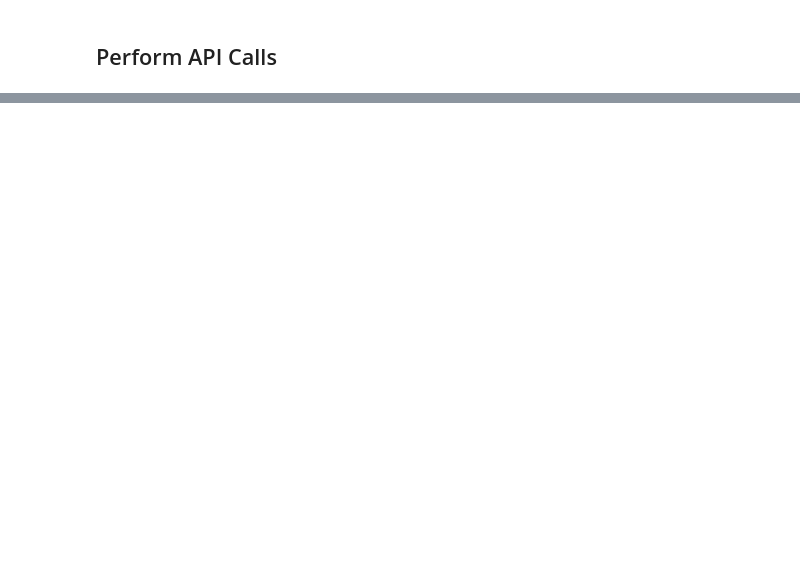
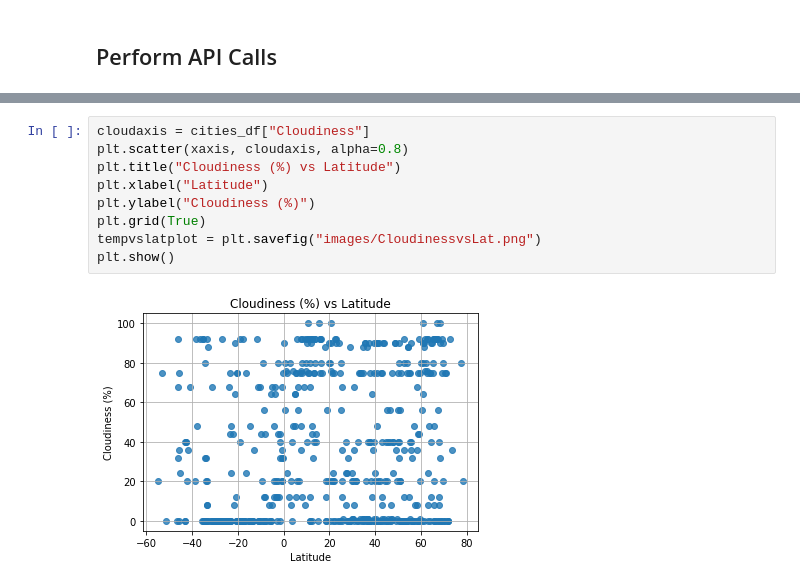
Before and after one commit to idarerick/WeatherPy, a Jupyter notebook: WeatherPy_Darrick.ipynb, the cells around one changed output, grey strips where cells are left out. Cells and saved outputs as stored; diff of their text form; blank space fills up the shorter version.

```diff
--- a/WeatherPy_Darrick.ipynb
+++ b/WeatherPy_Darrick.ipynb
@@ -82,0 +152,11 @@ ValueError: Length of values does not match length of index
+# %%
+cloudaxis = cities_df["Cloudiness"]
+plt.scatter(xaxis, cloudaxis, alpha=0.8)
+plt.title("Cloudiness (%) vs Latitude")
+plt.xlabel("Latitude")
+plt.ylabel("Cloudiness (%)")
+plt.grid(True)
+tempvslatplot = plt.savefig("images/CloudinessvsLat.png")
+plt.show()
+# %% [output]
+[figure, added]
```
Also changed, not shown: parts of 16 cells of this notebook, 7 other files.
